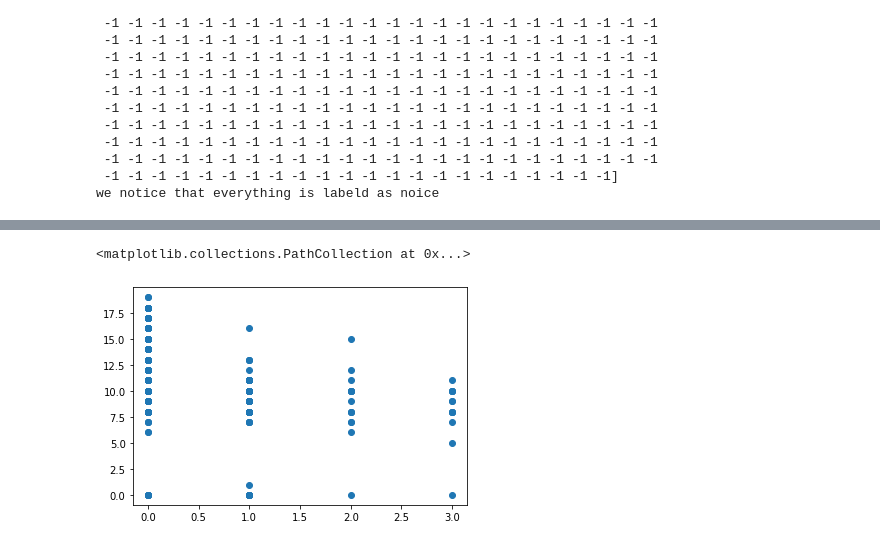
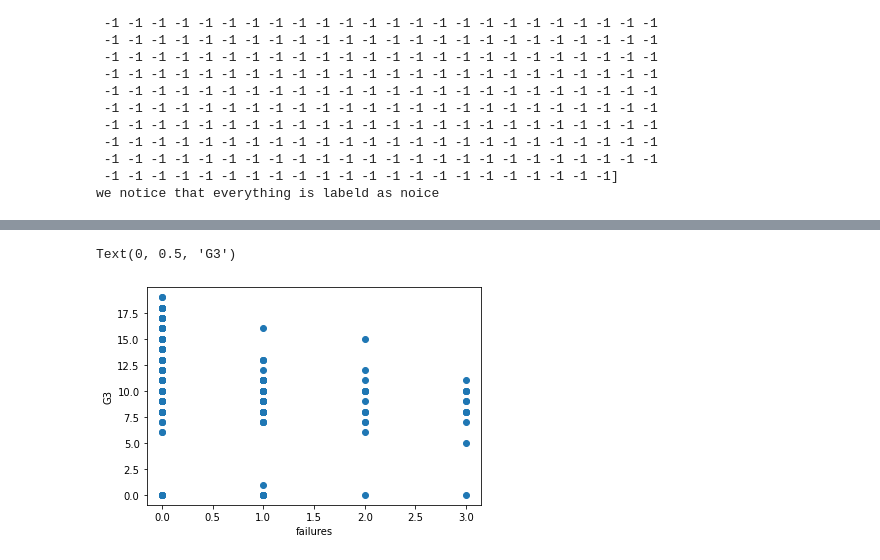
Before and after one commit to Kajlid/Final-project-Machine_Learning, a Jupyter notebook: DBScan_Simon.ipynb, the cells around one changed output, grey strips where cells are left out. Cells and saved outputs as stored; diff of their text form; code cells hidden in the pictures.

```diff
--- a/DBScan_Simon.ipynb
+++ b/DBScan_Simon.ipynb
@@ -122,7 +122,9 @@ coorelation.style.background_gradient(cmap='coolwarm', axis=None)
 # %%
 import matplotlib.pyplot as plt
 
 plt.scatter(data_train_encoded["failures"], data_train_encoded["G3"])
+plt.xlabel("failures")
+plt.ylabel("G3")
 # %% [output]
-<matplotlib.collections.PathCollection at 0x...>
+Text(0, 0.5, 'G3')
-[figure, old version]
+[figure, new version]
```
Also changed, not shown: parts of 6 cells of this notebook.
